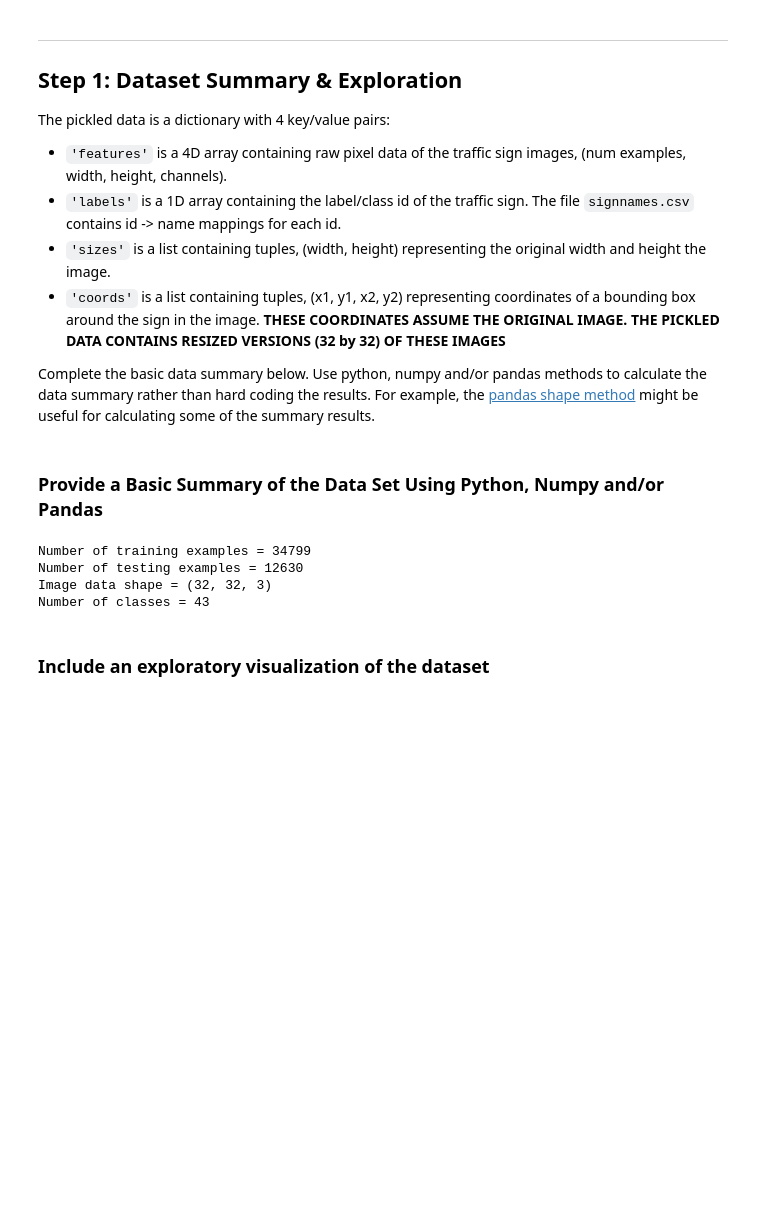
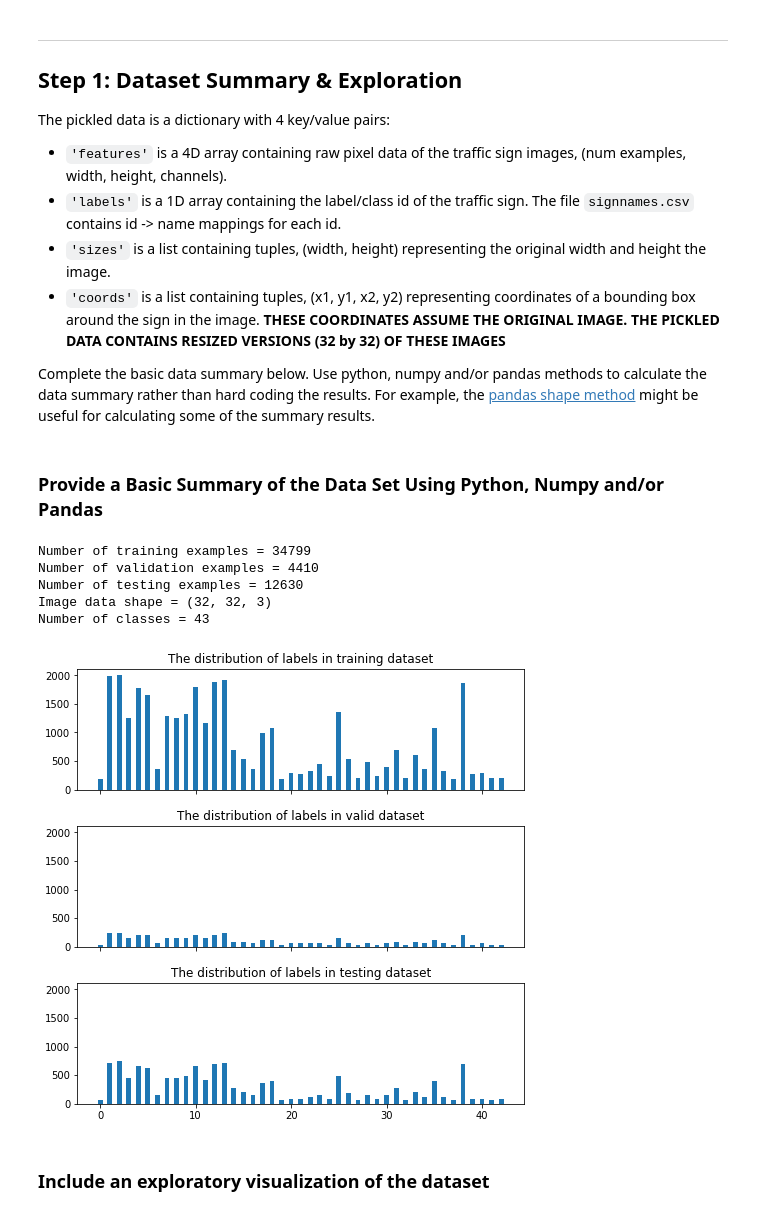
Before and after one commit to Clara-YR/CarND-Traffic-Sign-Classifier-Project, a Jupyter notebook: Traffic_Sign_Classifier.ipynb, the cells around one changed output. Drawn from its saved outputs; the diff is of its cells as text; code cells hidden in the pictures; blank space fills up the shorter version.

```diff
--- a/Traffic_Sign_Classifier.ipynb
+++ b/Traffic_Sign_Classifier.ipynb
@@ -75,15 +75,47 @@ image_shape = X_train[0].shape
 n_classes = len(Counter(y_train))
 
 print("Number of training examples =", n_train)
-#print("Number of validation examples =", n_validation)
+print("Number of validation examples =", n_validation)
 print("Number of testing examples =", n_test)
 print("Image data shape =", image_shape)
 print("Number of classes =", n_classes)
 # %% [output]
 Number of training examples = 34799
+Number of validation examples = 4410
 Number of testing examples = 12630
 Image data shape = (32, 32, 3)
 Number of classes = 43
+# %%
+# Plot the distribution of labels in each dataset
+import numpy as np
+import matplotlib.pyplot as plt
+
+
+labels_train, values_train = zip(*Counter(y_train).items())
+labels_valid, values_valid = zip(*Counter(y_valid).items())
+labels_test, values_test = zip(*Counter(y_test).items())
+
+indexes_train = np.arange(len(labels_train))
+indexes_valid = np.arange(len(labels_valid))
+indexes_test = np.arange(len(labels_test))
+width = 0.5
+
+fig, axarr = plt.subplots(nrows=3, ncols=1, sharex=True, sharey=True, figsize=(8, 8))
+
+axarr[0].set_title('The distribution of labels in training dataset')
+axarr[0].bar(indexes_train, values_train, width)
+
+axarr[1].set_title('The distribution of labels in valid dataset')
+axarr[1].bar(indexes_valid, values_valid, width)
+
+axarr[2].set_title('The distribution of labels in testing dataset')
+axarr[2].bar(indexes_test, values_test, width)
+
+fig.subplots_adjust(hspace=0.3)
+fig.savefig('./examples/labels_distribution.png')
+plt.show()
+# %% [output]
+[figure, added]
 # %% [markdown]
 ### Include an exploratory visualization of the dataset
 # %% [markdown]
```
Also changed, not shown: parts of 16 cells of this notebook, 1 other file.
